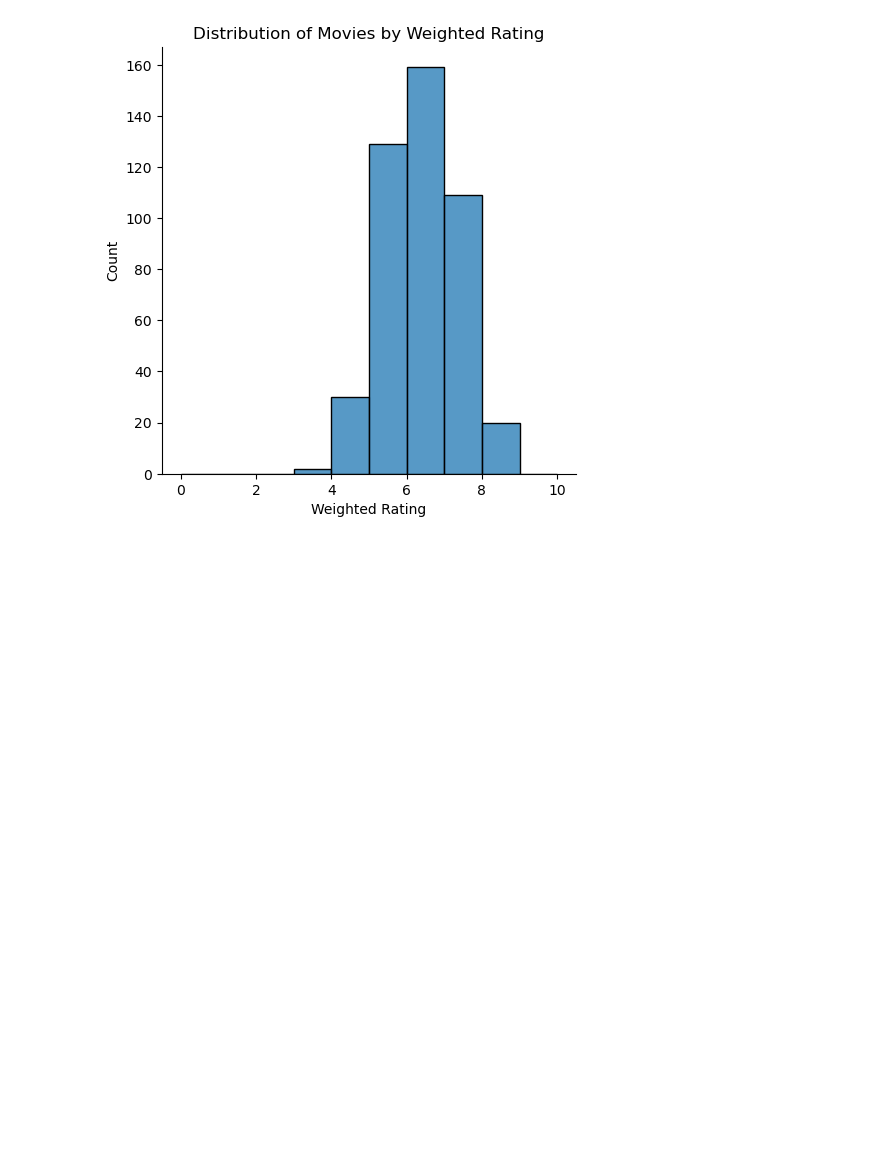
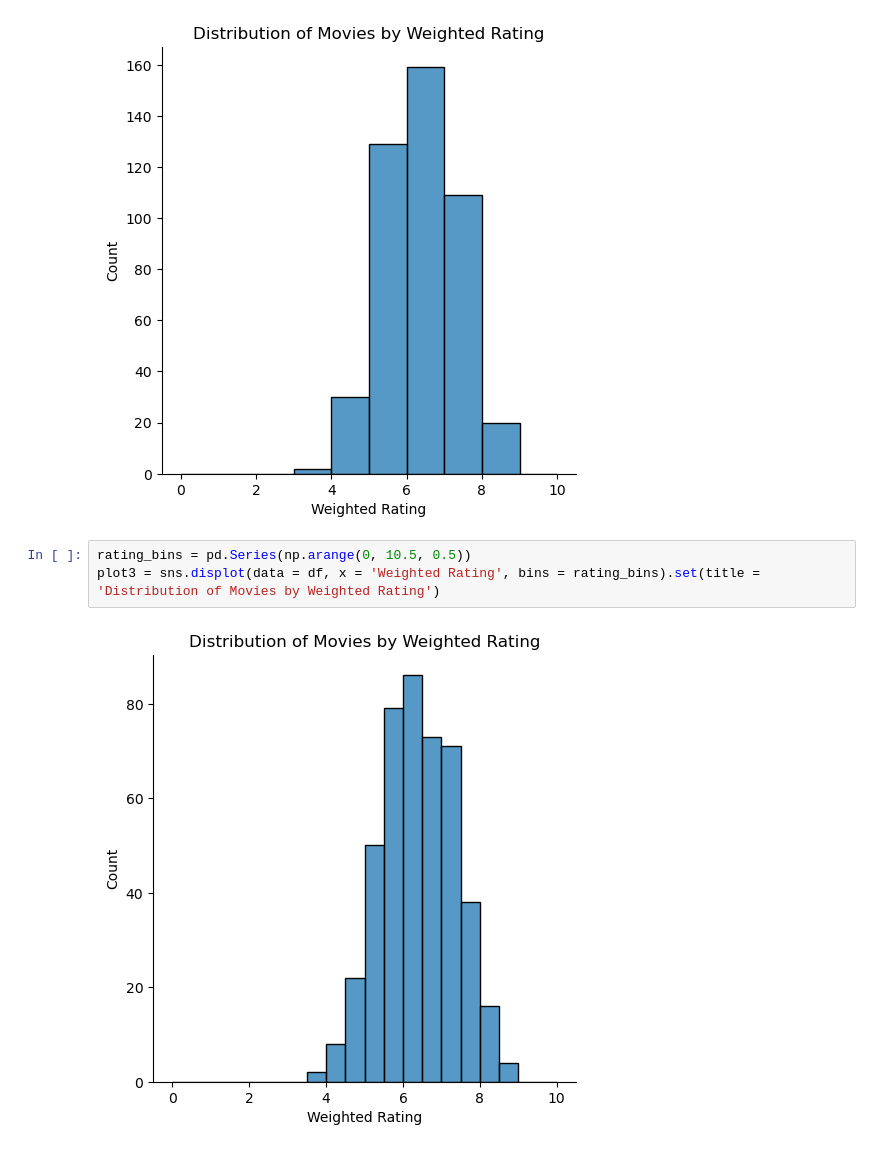
Before and after one commit to ubco-W2022T2-data301/project-group-group52, a Jupyter notebook: analysis/analysis3.ipynb, the cells around one changed output. Saved outputs shown, nothing was run; the diff lists cells and outputs as text; blank space fills up the shorter version.

```diff
--- a/analysis/analysis3.ipynb
+++ b/analysis/analysis3.ipynb
@@ -174,3 +174,8 @@ rating_bins = pd.Series(np.arange(0, 11, 1))
 plot3 = sns.displot(data = df, x = 'Weighted Rating', bins = rating_bins).set(title = 'Distribution of Movies by Weighted Rating')
 # %% [output]
 [figure]
+# %%
+rating_bins = pd.Series(np.arange(0, 10.5, 0.5))
+plot3 = sns.displot(data = df, x = 'Weighted Rating', bins = rating_bins).set(title = 'Distribution of Movies by Weighted Rating')
+# %% [output]
+[figure, added]
```
Also changed, not shown: parts of 11 cells of this notebook.
